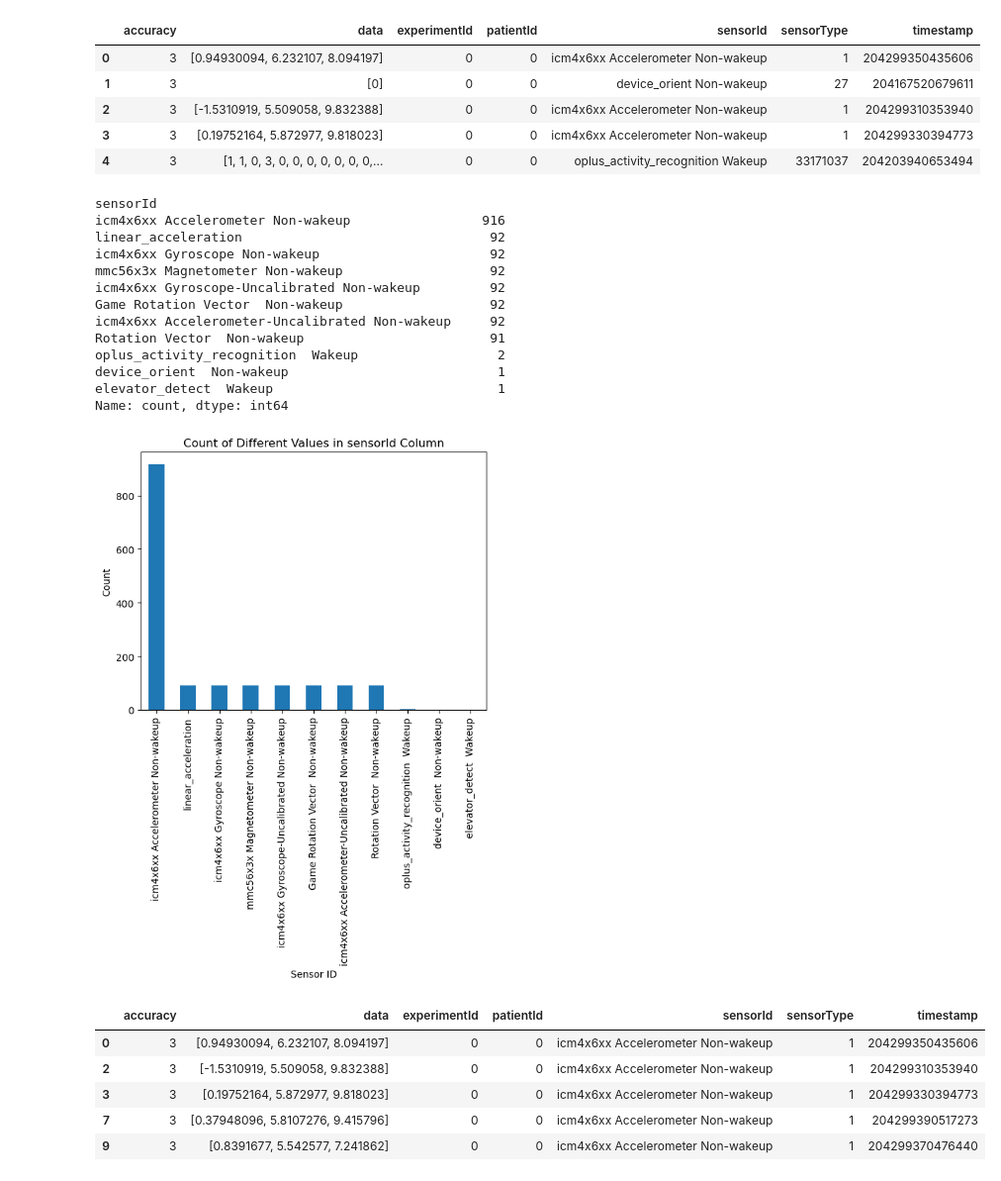
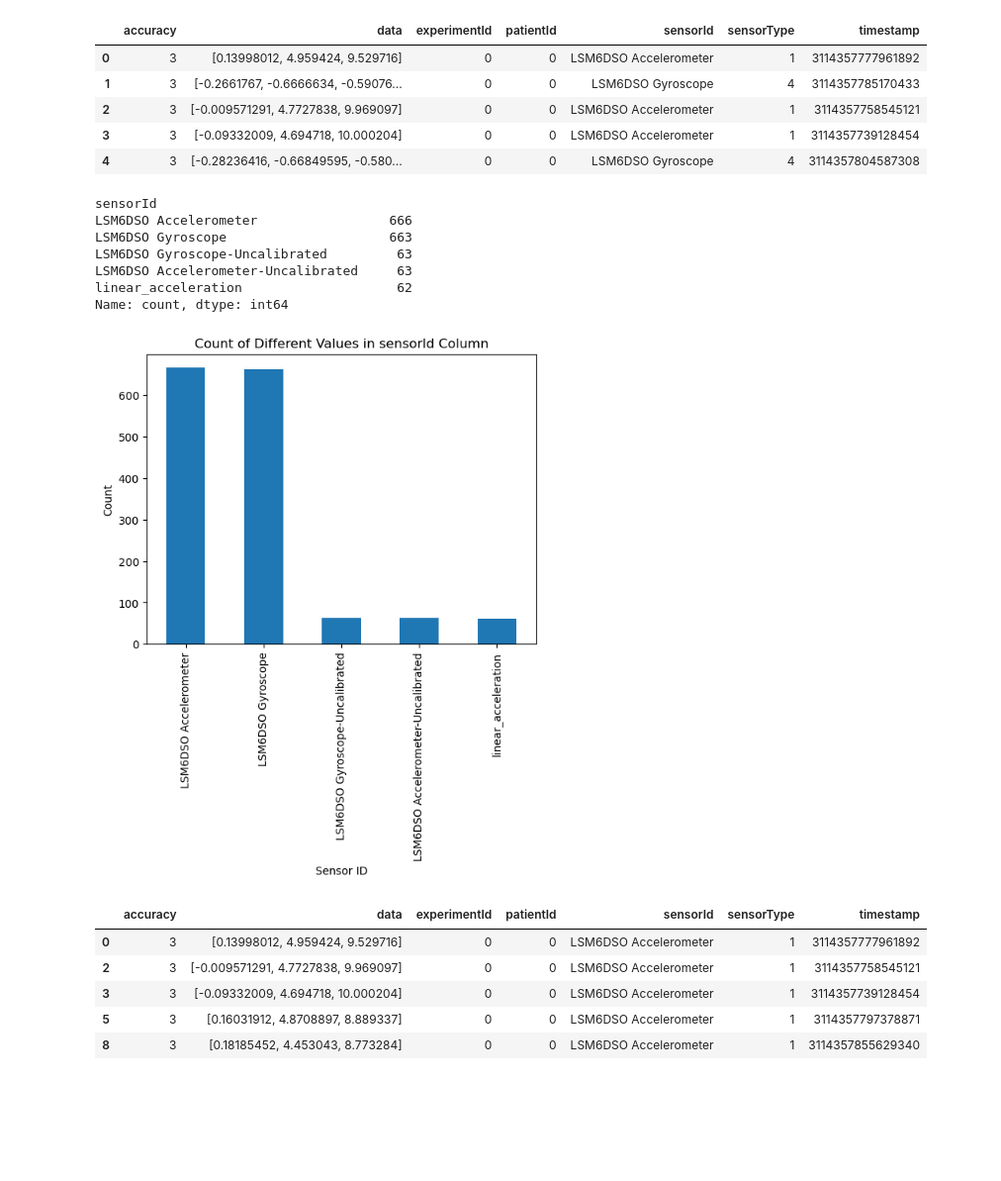
Before and after one commit to olilola/MSD_Exercises, a Jupyter notebook: Exercise_07/datacollectionservice/data_analysis.ipynb, the cells around one changed output. Shown at 99% size. Cells and saved outputs as stored; diff of their text form; code cells hidden in the pictures; blank space fills up the shorter version.

```diff
--- a/Exercise_07/datacollectionservice/data_analysis.ipynb
+++ b/Exercise_07/datacollectionservice/data_analysis.ipynb
@@ -4,7 +4,7 @@ import json
 
 import matplotlib.pyplot as plt
 # %%
-with open('boxing.json', 'r') as json_file:
+with open('sit-ups03.json', 'r') as json_file:
     data = json.load(json_file)
 # %%
 data = pd.json_normalize(data)
@@ -12,11 +12,11 @@ data = pd.json_normalize(data)
 data.head()
 # %% [output]
 |  | accuracy | data | experimentId | patientId | sensorId | sensorType | timestamp |
-| 0 | 3 | [0.94930094, 6.232107, 8.094197] | 0 | 0 | icm4x6xx Accelerometer Non-wakeup | 1 | 204299350435606 |
-| 1 | 3 | [0] | 0 | 0 | device_orient Non-wakeup | 27 | 204167520679611 |
-| 2 | 3 | [-1.5310919, 5.509058, 9.832388] | 0 | 0 | icm4x6xx Accelerometer Non-wakeup | 1 | 204299310353940 |
-| 3 | 3 | [0.19752164, 5.872977, 9.818023] | 0 | 0 | icm4x6xx Accelerometer Non-wakeup | 1 | 204299330394773 |
-| 4 | 3 | [1, 1, 0, 3, 0, 0, 0, 0, 0, 0, 0,... | 0 | 0 | oplus_activity_recognition Wakeup | 33171037 | 204203940653494 |
+| 0 | 3 | [0.13998012, 4.959424, 9.529716] | 0 | 0 | LSM6DSO Accelerometer | 1 | 3114357777961892 |
+| 1 | 3 | [-0.2661767, -0.6666634, -0.59076... | 0 | 0 | LSM6DSO Gyroscope | 4 | 3114357785170433 |
+| 2 | 3 | [-0.009571291, 4.7727838, 9.969097] | 0 | 0 | LSM6DSO Accelerometer | 1 | 3114357758545121 |
+| 3 | 3 | [-0.09332009, 4.694718, 10.000204] | 0 | 0 | LSM6DSO Accelerometer | 1 | 3114357739128454 |
+| 4 | 3 | [-0.28236416, -0.66849595, -0.580... | 0 | 0 | LSM6DSO Gyroscope | 4 | 3114357804587308 |
 # %%
 sensor_counts = data['sensorId'].value_counts()
 
@@ -35,31 +35,25 @@ plt.title('Count of Different Values in sensorId Column')
 plt.show()
 # %% [output]
 sensorId
-icm4x6xx Accelerometer Non-wakeup                 916
-linear_acceleration                                92
-icm4x6xx Gyroscope Non-wakeup                      92
-mmc56x3x Magnetometer Non-wakeup                   92
-icm4x6xx Gyroscope-Uncalibrated Non-wakeup         92
-Game Rotation Vector  Non-wakeup                   92
-icm4x6xx Accelerometer-Uncalibrated Non-wakeup     92
-Rotation Vector  Non-wakeup                        91
-oplus_activity_recognition  Wakeup                  2
-device_orient  Non-wakeup                           1
-elevator_detect  Wakeup                             1
+LSM6DSO Accelerometer                 666
+LSM6DSO Gyroscope                     663
+LSM6DSO Gyroscope-Uncalibrated         63
+LSM6DSO Accelerometer-Uncalibrated     63
+linear_acceleration                    62
 Name: count, dtype: int64
-[figure, old version]
+[figure, new version]
 # %%
 # Filter the DataFrame for 'icm4x6xx Accelerometer Non-wakeup' in the 'sensorType' column
-df = data[data['sensorId'] == 'icm4x6xx Accelerometer Non-wakeup']
+df = data[data['sensorId'] == 'LSM6DSO Accelerometer']
 
 df.head()
 # %% [output]
 |  | accuracy | data | experimentId | patientId | sensorId | sensorType | timestamp |
-| 0 | 3 | [0.94930094, 6.232107, 8.094197] | 0 | 0 | icm4x6xx Accelerometer Non-wakeup | 1 | 204299350435606 |
-| 2 | 3 | [-1.5310919, 5.509058, 9.832388] | 0 | 0 | icm4x6xx Accelerometer Non-wakeup | 1 | 204299310353940 |
-| 3 | 3 | [0.19752164, 5.872977, 9.818023] | 0 | 0 | icm4x6xx Accelerometer Non-wakeup | 1 | 204299330394773 |
-| 7 | 3 | [0.37948096, 5.8107276, 9.415796] | 0 | 0 | icm4x6xx Accelerometer Non-wakeup | 1 | 204299390517273 |
-| 9 | 3 | [0.8391677, 5.542577, 7.241862] | 0 | 0 | icm4x6xx Accelerometer Non-wakeup | 1 | 204299370476440 |
+| 0 | 3 | [0.13998012, 4.959424, 9.529716] | 0 | 0 | LSM6DSO Accelerometer | 1 | 3114357777961892 |
+| 2 | 3 | [-0.009571291, 4.7727838, 9.969097] | 0 | 0 | LSM6DSO Accelerometer | 1 | 3114357758545121 |
+| 3 | 3 | [-0.09332009, 4.694718, 10.000204] | 0 | 0 | LSM6DSO Accelerometer | 1 | 3114357739128454 |
+| 5 | 3 | [0.16031912, 4.8708897, 8.889337] | 0 | 0 | LSM6DSO Accelerometer | 1 | 3114357797378871 |
+| 8 | 3 | [0.18185452, 4.453043, 8.773284] | 0 | 0 | LSM6DSO Accelerometer | 1 | 3114357855629340 |
 # %%
 # Convert the 'timestamp' column to datetime
 df['timestamp'] = pd.to_datetime(df['timestamp'])
```
Also changed, not shown: parts of 1 cell of this notebook, 12 other files.
